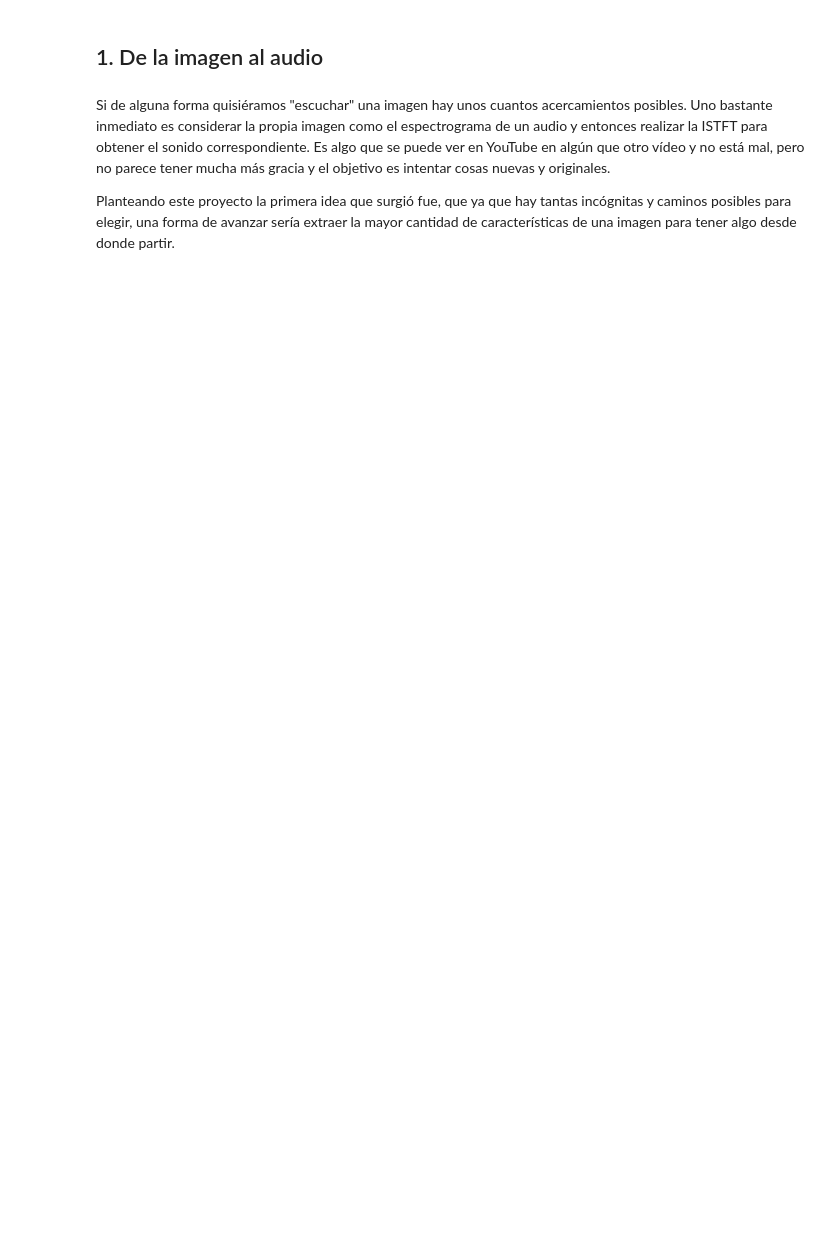
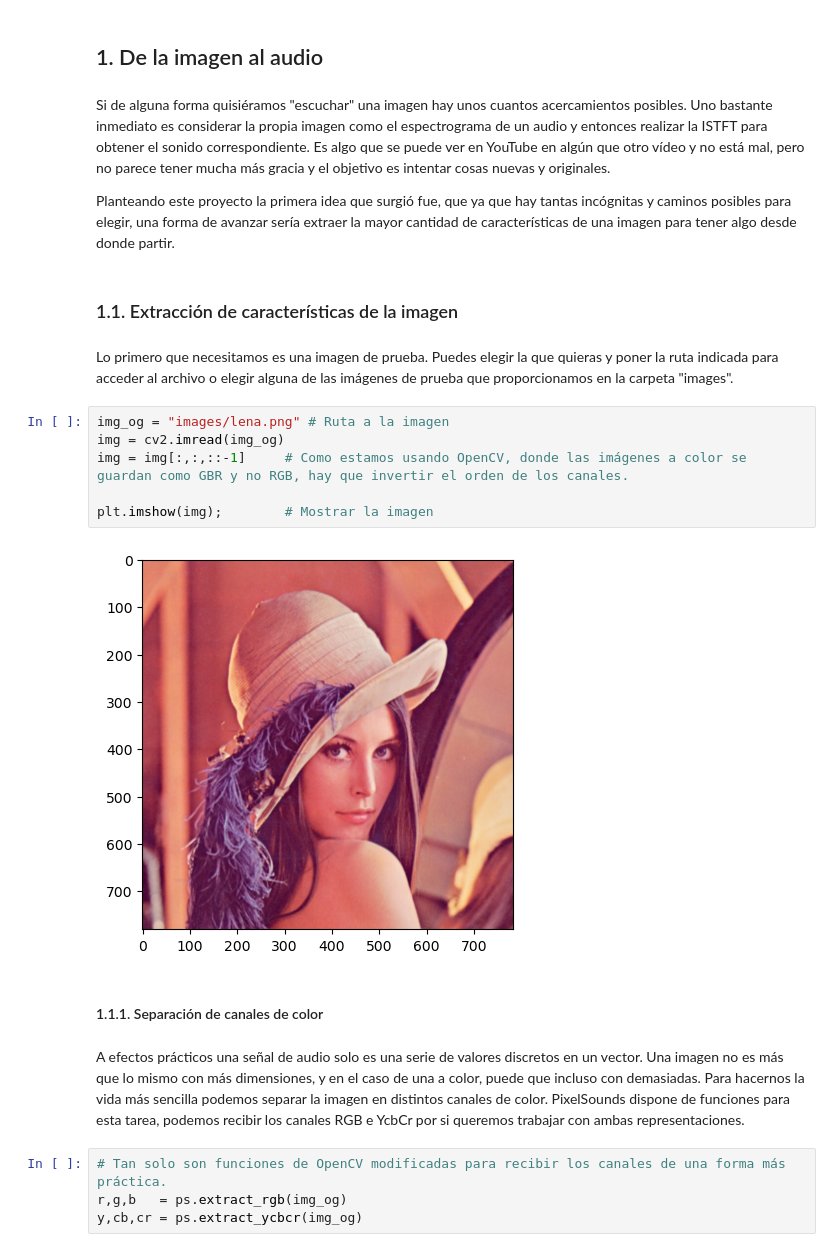
Before and after one commit to Gabriel-Page-Chiva/PixelSounds, a Jupyter notebook: entregaRobAro.ipynb, the cells around one changed output. Drawn from its saved outputs; the diff is of its cells as text; blank space fills up the shorter version.

```diff
--- a/entregaRobAro.ipynb
+++ b/entregaRobAro.ipynb
@@ -10,3 +29,23 @@ PixelSounds es el resultado al que hemos llegado entre todos los participantes d
 Si de alguna forma quisiéramos "escuchar" una imagen hay unos cuantos acercamientos posibles. Uno bastante inmediato es considerar la propia imagen como el espectrograma de un audio y entonces realizar la ISTFT para obtener el sonido correspondiente. Es algo que se puede ver en YouTube en algún que otro vídeo y no está mal, pero no parece tener mucha más gracia y el objetivo es intentar cosas nuevas y originales.
 
 Planteando este proyecto la primera idea que surgió fue, que ya que hay tantas incógnitas y caminos posibles para elegir, una forma de avanzar sería extraer la mayor cantidad de características de una imagen para tener algo desde donde partir.
+# %% [markdown]
+### 1.1. Extracción de características de la imagen
+# %% [markdown]
+Lo primero que necesitamos es una imagen de prueba. Puedes elegir la que quieras y poner la ruta indicada para acceder al archivo o elegir alguna de las imágenes de prueba que proporcionamos en la carpeta "images".
+# %%
+img_og = "images/lena.png" # Ruta a la imagen
+img = cv2.imread(img_og)
+img = img[:,:,::-1]     # Como estamos usando OpenCV, donde las imágenes a color se guardan como GBR y no RGB, hay que invertir el orden de los canales.
+
+plt.imshow(img);        # Mostrar la imagen
+# %% [output]
+[figure, added]
+# %% [markdown]
+#### 1.1.1. Separación de canales de color
+# %% [markdown]
+A efectos prácticos una señal de audio solo es una serie de valores discretos en un vector. Una imagen no es más que lo mismo con más dimensiones, y en el caso de una a color, puede que incluso con demasiadas. Para hacernos la vida más sencilla podemos separar la imagen en distintos canales de color. PixelSounds dispone de funciones para esta tarea, podemos recibir los canales RGB e YcbCr por si queremos trabajar con ambas representaciones.
+# %%
+# Tan solo son funciones de OpenCV modificadas para recibir los canales de una forma más práctica.
+r,g,b   = ps.extract_rgb(img_og)
+y,cb,cr = ps.extract_ycbcr(img_og)
```
Also changed, not shown: parts of 12 cells of this notebook.
